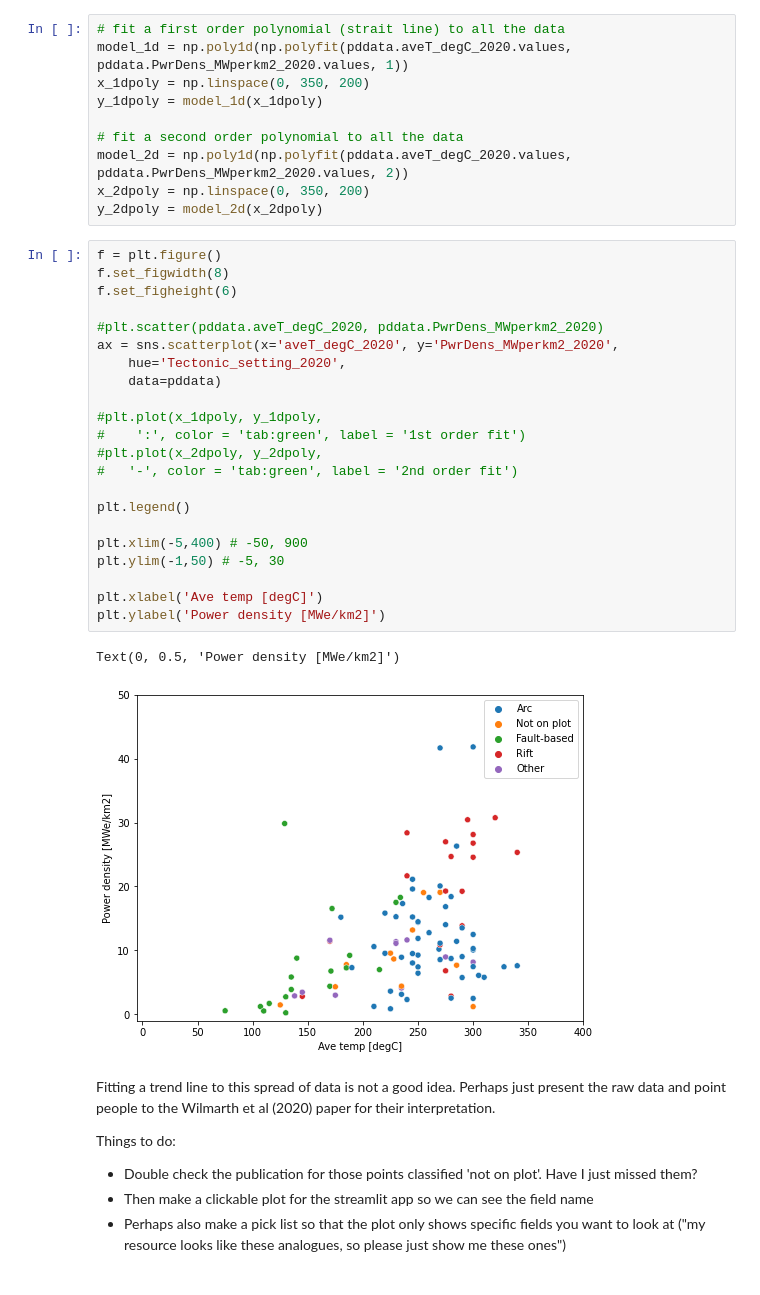
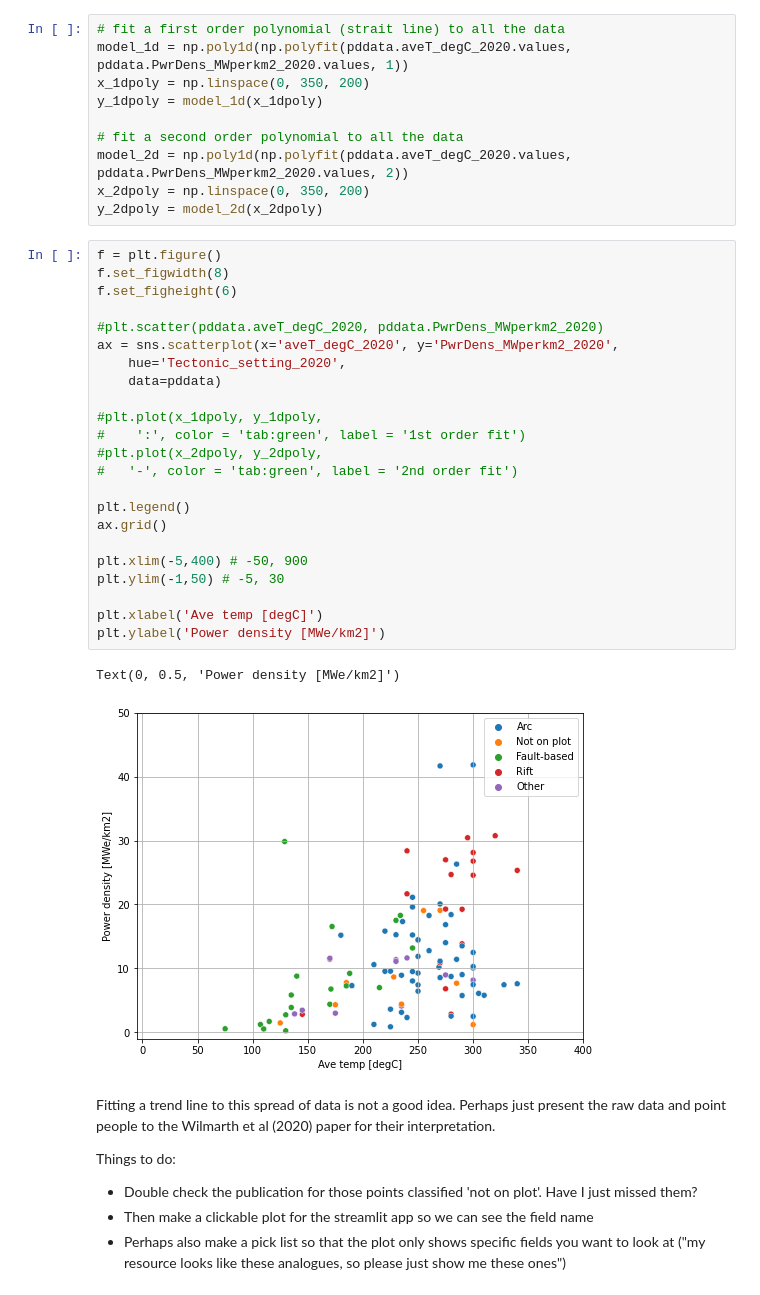
Before and after one commit to Geothermal-Resource-Capacity/Power-Density, a Jupyter notebook: notebooks/Power-density-data.ipynb, the cells around one changed output. Drawn from its saved outputs; the diff is of its cells as text.

```diff
--- a/notebooks/Power-density-data.ipynb
+++ b/notebooks/Power-density-data.ipynb
@@ -63,28 +63,29 @@ y_2dpoly = model_2d(x_2dpoly)
 # %%
 f = plt.figure()
 f.set_figwidth(8)
 f.set_figheight(6)
 
 #plt.scatter(pddata.aveT_degC_2020, pddata.PwrDens_MWperkm2_2020)
 ax = sns.scatterplot(x='aveT_degC_2020', y='PwrDens_MWperkm2_2020',
     hue='Tectonic_setting_2020',
     data=pddata)
 
 #plt.plot(x_1dpoly, y_1dpoly,
 #    ':', color = 'tab:green', label = '1st order fit')
 #plt.plot(x_2dpoly, y_2dpoly,
 #   '-', color = 'tab:green', label = '2nd order fit')
 
 plt.legend()
+ax.grid()
 
 plt.xlim(-5,400) # -50, 900
 plt.ylim(-1,50) # -5, 30
 
 plt.xlabel('Ave temp [degC]')
 plt.ylabel('Power density [MWe/km2]')
 # %% [output]
 Text(0, 0.5, 'Power density [MWe/km2]')
-[figure, old version]
+[figure, new version]
 # %% [markdown]
 Fitting a trend line to this spread of data is not a good idea. Perhaps just present the raw data and point people to the Wilmarth et al (2020) paper for their interpretation.
 
```
Also changed, not shown: parts of 3 cells of this notebook, 1 other file.
